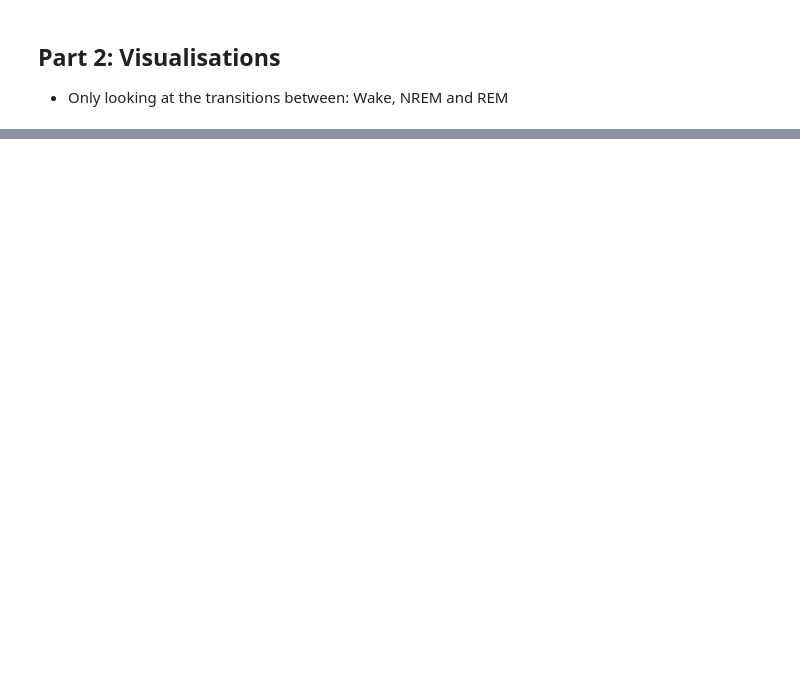
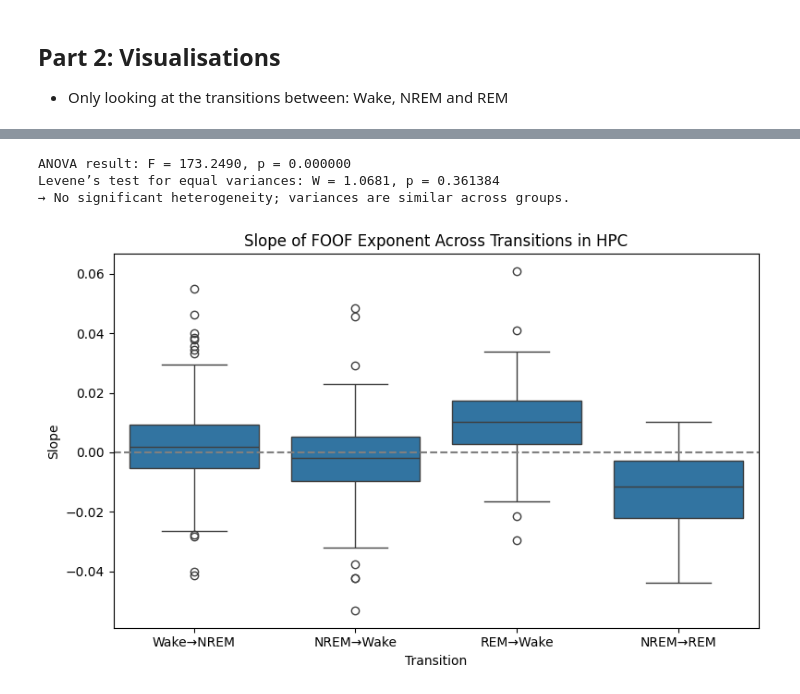
Before and after one commit to AbdelRayan/AutomaticSleepScoring, a Jupyter notebook: Remolo/main.ipynb, the cells around one changed output, grey strips where cells are left out. Saved outputs shown, nothing was run; the diff lists cells and outputs as text; code cells hidden in the pictures; blank space fills up the shorter version.

```diff
--- a/Remolo/main.ipynb
+++ b/Remolo/main.ipynb
@@ -423,0 +531,20 @@ plot_transition_foof(states, exponents, times, 5, 1, color='C2', label='REM-Wake
+# %%
+REGION = "HPC"
+hpc_slopes = collect_all_slopes(region=REGION)
+
+df = analyze_slopes_anova(hpc_slopes)
+
+test_heterogeneity(df)
+plt.figure(figsize=(8, 5))
+sns.boxplot(x="Transition", y="Slope", data=df)
+plt.axhline(0, color='gray', linestyle='--')
+plt.title(f"Slope of FOOF Exponent Across Transitions in {REGION}")
+plt.tight_layout()
+plt.show()
+
+posthoc_results_hpc = pairwise_gameshowell(dv='Slope', between='Transition', data=df)
+# %% [output]
+ANOVA result: F = 173.2490, p = 0.000000
+Levene’s test for equal variances: W = 1.0681, p = 0.361384
+→ No significant heterogeneity; variances are similar across groups.
+[figure, added]
```
Also changed, not shown: parts of 19 cells of this notebook, 4 other files.
